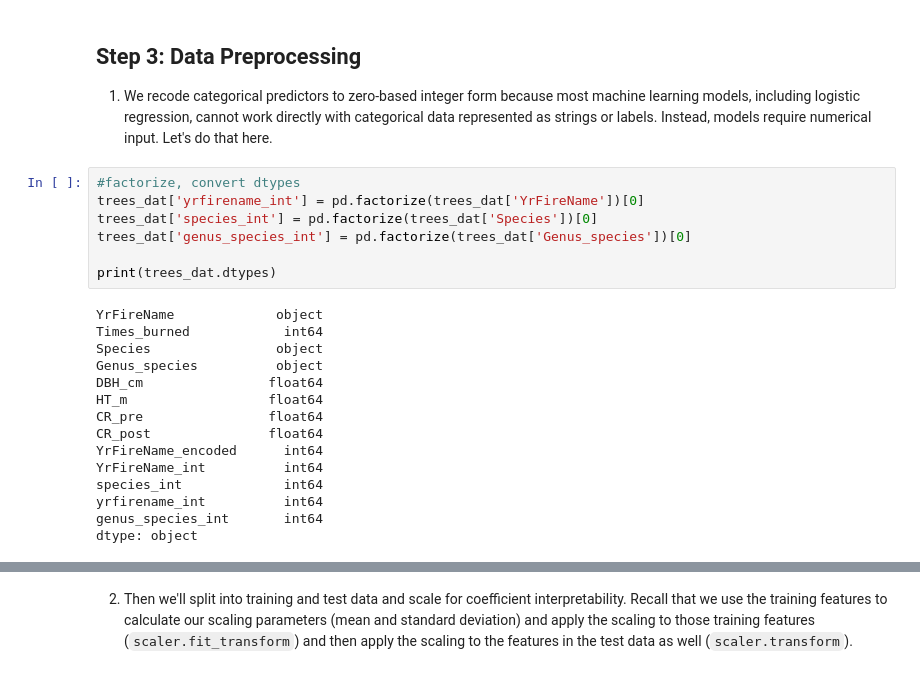
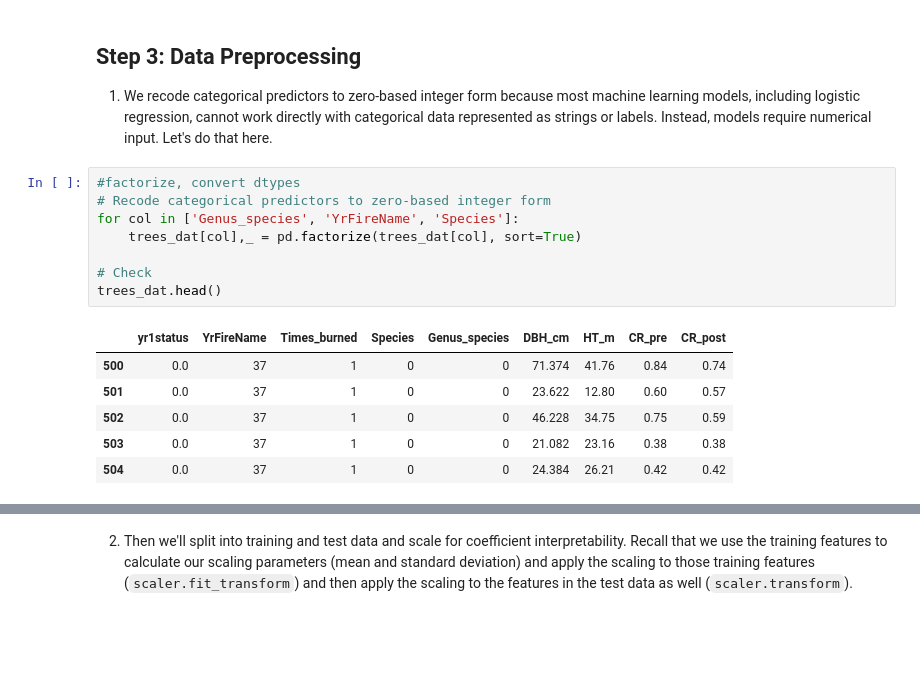
Before and after one commit to Aoverbye/EDS232-labs, a Jupyter notebook: Week3/lab3-wildfire.ipynb, the cells around one changed output, grey strips where cells are left out. Drawn from its saved outputs; the diff is of its cells as text; blank space fills up the shorter version.

```diff
--- a/Week3/lab3-wildfire.ipynb
+++ b/Week3/lab3-wildfire.ipynb
@@ -103,26 +109,19 @@ dtype: object
 1. We recode categorical predictors to zero-based integer form because most machine learning models, including logistic regression, cannot work directly with categorical data represented as strings or labels. Instead, models require numerical input. Let's do that here.
 # %%
 #factorize, convert dtypes
-trees_dat['yrfirename_int'] = pd.factorize(trees_dat['YrFireName'])[0]
-trees_dat['species_int'] = pd.factorize(trees_dat['Species'])[0]
-trees_dat['genus_species_int'] = pd.factorize(trees_dat['Genus_species'])[0]
+# Recode categorical predictors to zero-based integer form
+for col in ['Genus_species', 'YrFireName', 'Species']:
+    trees_dat[col],_ = pd.factorize(trees_dat[col], sort=True)
 
-print(trees_dat.dtypes)
+# Check
+trees_dat.head()
 # %% [output]
-YrFireName             object
-Times_burned            int64
-Species                object
-Genus_species          object
-DBH_cm                float64
-HT_m                  float64
-CR_pre                float64
-CR_post               float64
-YrFireName_encoded      int64
-YrFireName_int          int64
-species_int             int64
-yrfirename_int          int64
-genus_species_int       int64
-dtype: object
+|  | yr1status | YrFireName | Times_burned | Species | Genus_species | DBH_cm | HT_m | CR_pre | CR_post |
+| 500 | 0.0 | 37 | 1 | 0 | 0 | 71.374 | 41.76 | 0.84 | 0.74 |
+| 501 | 0.0 | 37 | 1 | 0 | 0 | 23.622 | 12.80 | 0.60 | 0.57 |
+| 502 | 0.0 | 37 | 1 | 0 | 0 | 46.228 | 34.75 | 0.75 | 0.59 |
+| 503 | 0.0 | 37 | 1 | 0 | 0 | 21.082 | 23.16 | 0.38 | 0.38 |
+| 504 | 0.0 | 37 | 1 | 0 | 0 | 24.384 | 26.21 | 0.42 | 0.42 |
 # %%
 print(trees_dat)
 # %% [output]
```
Also changed, not shown: parts of 10 cells of this notebook, 1 other file.
